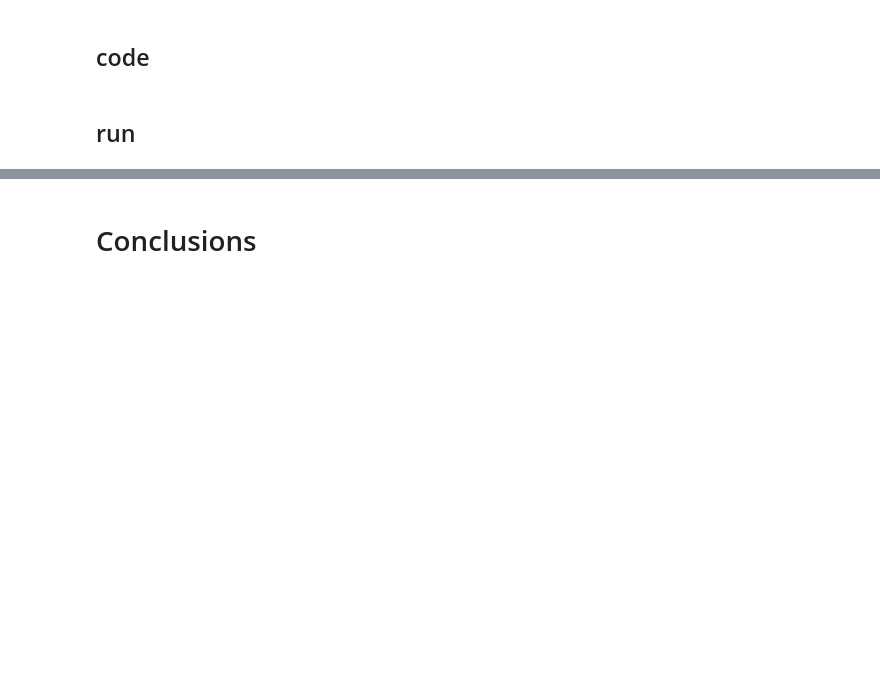
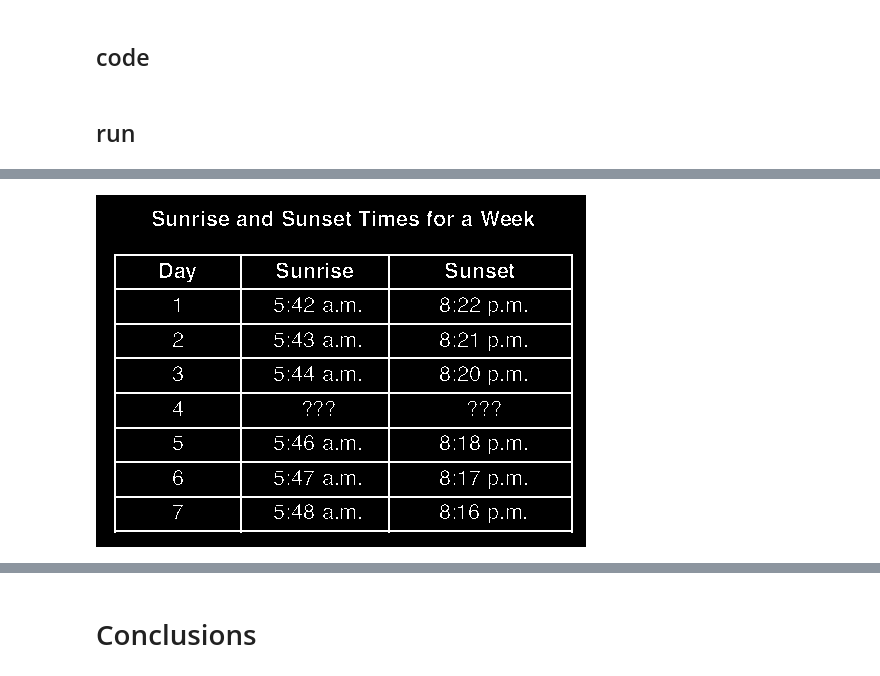
Before and after one commit to drschwenk/tableparse_notebooks, a Jupyter notebook: connected_components.ipynb, the cells around one changed output, grey strips where cells are left out. Saved outputs shown, nothing was run; the diff lists cells and outputs as text; code cells hidden in the pictures; blank space fills up the shorter version.

```diff
--- a/connected_components.ipynb
+++ b/connected_components.ipynb
@@ -220,3 +217,7 @@ bounding_boxes
+# %%
+ifa(foreground_img)
+# %% [output]
+[figure, added]
 # %%
 ifa(candidate_grid)
 # %% [output]
```
Also changed, not shown: parts of 40 cells of this notebook, 2 other files.
